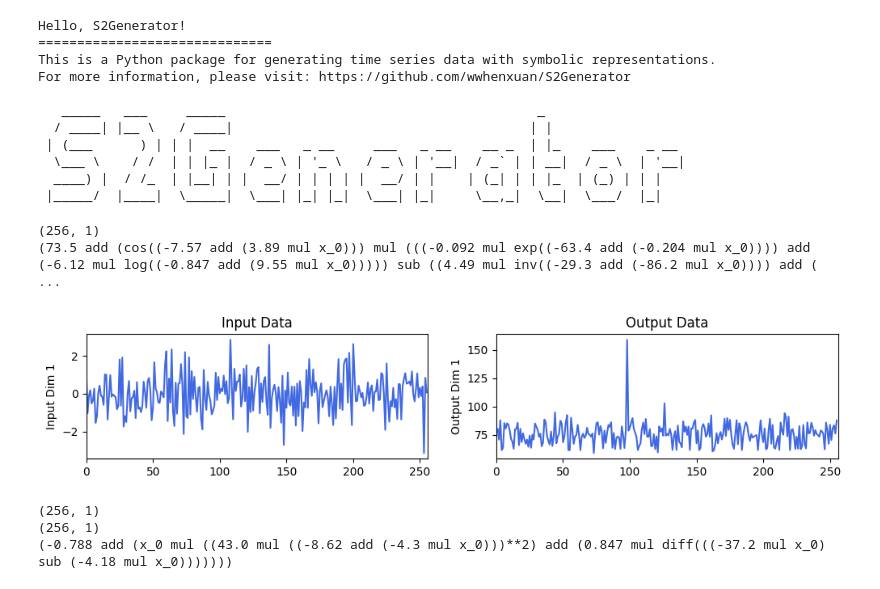
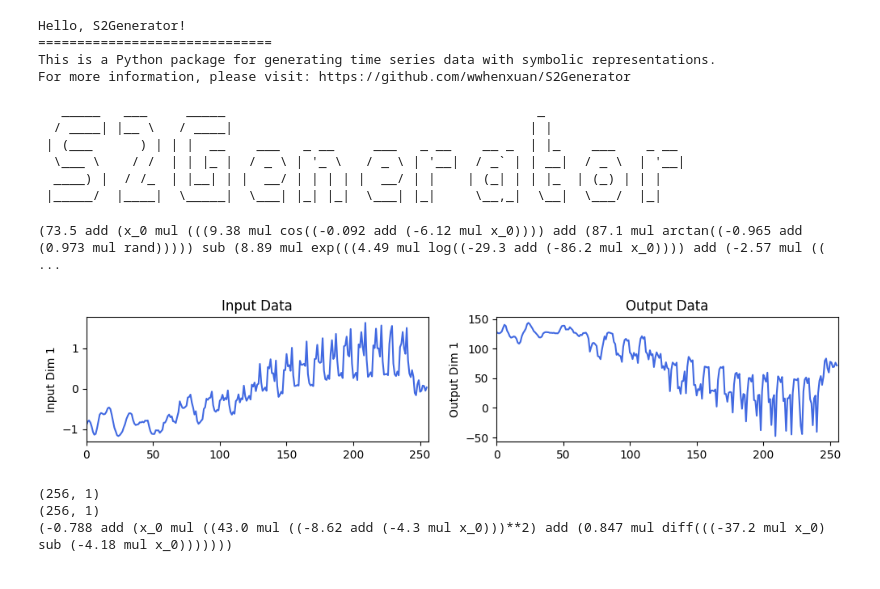
Before and after one commit to changewam/S2Generator, a Jupyter notebook: examples/1-example.ipynb, the cells around one changed output. Cells and saved outputs as stored; diff of their text form; code cells hidden in the pictures.

```diff
--- a/examples/1-example.ipynb
+++ b/examples/1-example.ipynb
@@ -24,23 +24,30 @@ For more information, please visit: https://github.com/wwhenxuan/S2Generator
   \___ \    / /  | | |_ |  / _ \ | '_ \   / _ \ | '__|  / _` | | __|  / _ \  | '__|
   ____) |  / /_  | |__| | |  __/ | | | | |  __/ | |    | (_| | | |_  | (_) | | |
  |_____/  |____|  \_____|  \___| |_| |_|  \___| |_|     \__,_|  \__|  \___/  |_|
+# %%
+# Adjust the parameters here
+# Create a parameter controls the generation of the excitation time series
+series_params = SeriesParams()
+
+# Create a parameter controls the generation of the symbolic expression (complex systems)
+symbol_params = SymbolParams()
 # %%
-params = Params()  # Adjust the parameters here
-generator = Generator(params)  # Create an instance
+# Create an instance
+generator = Generator(series_params=series_params,
+                      symbol_params=symbol_params)
 
 rng = np.random.RandomState(0)  # Creating a random number object
 # Start generating symbolic expressions, sampling and generating series
 
-trees, x, y = generator.run(rng, input_dimension=1, output_dimension=1, n_points=256)
+trees, x, y = generator.r(rng, input_dimension=1, output_dimension=1, n_inputs_points=256)
 # Print the expressions
 print(trees)
 
 # Visualize the time series
 fig = plot_series(x, y)
 # %% [output]
-(256, 1)
-(73.5 add (cos((-7.57 add (3.89 mul x_0))) mul (((-0.092 mul exp((-63.4 add (-0.204 mul x_0)))) add (-6.12 mul log((-0.847 add (9.55 mul x_0))))) sub ((4.49 mul inv((-29.3 add (-86.2 mul x_0)))) add ( ...
+(73.5 add (x_0 mul (((9.38 mul cos((-0.092 add (-6.12 mul x_0)))) add (87.1 mul arctan((-0.965 add (0.973 mul rand))))) sub (8.89 mul exp(((4.49 mul log((-29.3 add (-86.2 mul x_0)))) add (-2.57 mul (( ...
-[figure, old version]
+[figure, new version]
 # %%
 params = Params()  # Adjust the parameters here
 params.solve_diff = 1  # Set the order of differential equation solving
```
Also changed, not shown: parts of 1 cell of this notebook, 5 other files.
